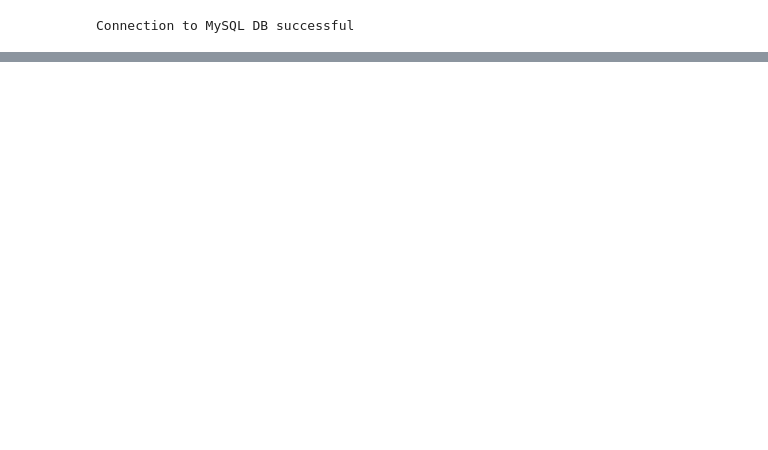
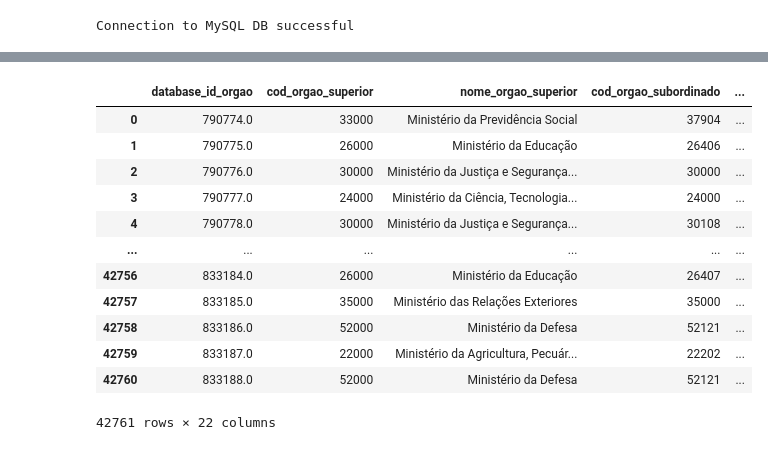
Before and after one commit to souzaMateus99/usjt_gerenciamento_dados_etl, a Jupyter notebook: src/Code/dados_publicos_etl.ipynb, the cells around one changed output, grey strips where cells are left out. Saved outputs shown, nothing was run; the diff lists cells and outputs as text; code cells hidden in the pictures; blank space fills up the shorter version.

Commit message:
Create the dataframe to import in fact table

```diff
--- a/src/Code/dados_publicos_etl.ipynb
+++ b/src/Code/dados_publicos_etl.ipynb
@@ -190,0 +246,8 @@ path_dados = '../Datas'
+# %%
+path_orcamento_despesas = f'{path_dados}/OrcamentoDespesas'
+
+arquivos = get_files_from_path(path_orcamento_despesas)
+
+df_orcamento_despesas = pd.read_csv(f'{path_orcamento_despesas}/{arquivos[0]}', sep=';', encoding='mbcs')
+# %%
+df_dimensao_area_atuacao = criar_dataframe_area_atuacao(df_orcamento_despesas)
@@ -240,5 +259,0 @@ arquivos = get_files_from_path(path_orcamento_despesas)
-# %%
-for arquivo in arquivos:
-    dados_orcamento_despesa = pd.read_csv(f'{path_orcamento_despesas}/{arquivo}', sep=';', encoding='mbcs')
-
-    insert_dimensao_area_atuacao(dados_orcamento_despesa, connection)
@@ -246,0 +260,26 @@ for arquivo in arquivos:
+# %%
+for arquivo in arquivos:
+    print(arquivo)
+
+    dados_despesa = pd.read_csv(f'{path_despesa}/{arquivo}', sep=';', encoding='mbcs')
+
+    df_dimensao_data = criar_dataframe_data(arquivo)
+    df_dimensao_orgao = criar_dataframe_orgao(dados_despesa)
+    df_dimensao_programa = criar_dataframe_programa(dados_despesa)
+
+    print('Data Frames Criados')
+    print('Importando...')
+
+    insert_dimensao_data(df_dimensao_data, connection)
+    print('Importação dimensão data concluída')
+    insert_dimensao_orgao(df_dimensao_orgao, connection)
+    print('Importação dimensão orgao concluída')
+    insert_dimensao_programa(df_dimensao_programa, connection)
+    print('Importação dimensão programa concluída')
+    print('Importações Concluídas')
+
+    df_dimensoes = unir_dataframes(df_dimensao_data, df_dimensao_orgao, df_dimensao_programa)
+    print('Unindo dataframes dimensoes')
+
+    unir_dataframe_fato(df_fato, df_dimensao_area_atuacao, df_dimensoes)
+    break
@@ -246,0 +305,18 @@ for arquivo in arquivos:
+# %%
+df_dimensoes = unir_dataframes(df_dimensao_data, df_dimensao_orgao, df_dimensao_programa)
+
+df_dimensoes
+# %% [output]
+|  | database_id_orgao | cod_orgao_superior | nome_orgao_superior | cod_orgao_subordinado | ... |
+| 0 | 790774.0 | 33000 | Ministério da Previdência Social | 37904 | ... |
+| 1 | 790775.0 | 26000 | Ministério da Educação | 26406 | ... |
+| 2 | 790776.0 | 30000 | Ministério da Justiça e Segurança... | 30000 | ... |
+| 3 | 790777.0 | 24000 | Ministério da Ciência, Tecnologia... | 24000 | ... |
+| 4 | 790778.0 | 30000 | Ministério da Justiça e Segurança... | 30108 | ... |
+| ... | ... | ... | ... | ... | ... |
+| 42756 | 833184.0 | 26000 | Ministério da Educação | 26407 | ... |
+| 42757 | 833185.0 | 35000 | Ministério das Relações Exteriores | 35000 | ... |
+| 42758 | 833186.0 | 52000 | Ministério da Defesa | 52121 | ... |
+| 42759 | 833187.0 | 22000 | Ministério da Agricultura, Pecuár... | 22202 | ... |
+| 42760 | 833188.0 | 52000 | Ministério da Defesa | 52121 | ... |
+42761 rows × 22 columns
```
Also changed, not shown: parts of 25 cells of this notebook, 1 other file.
